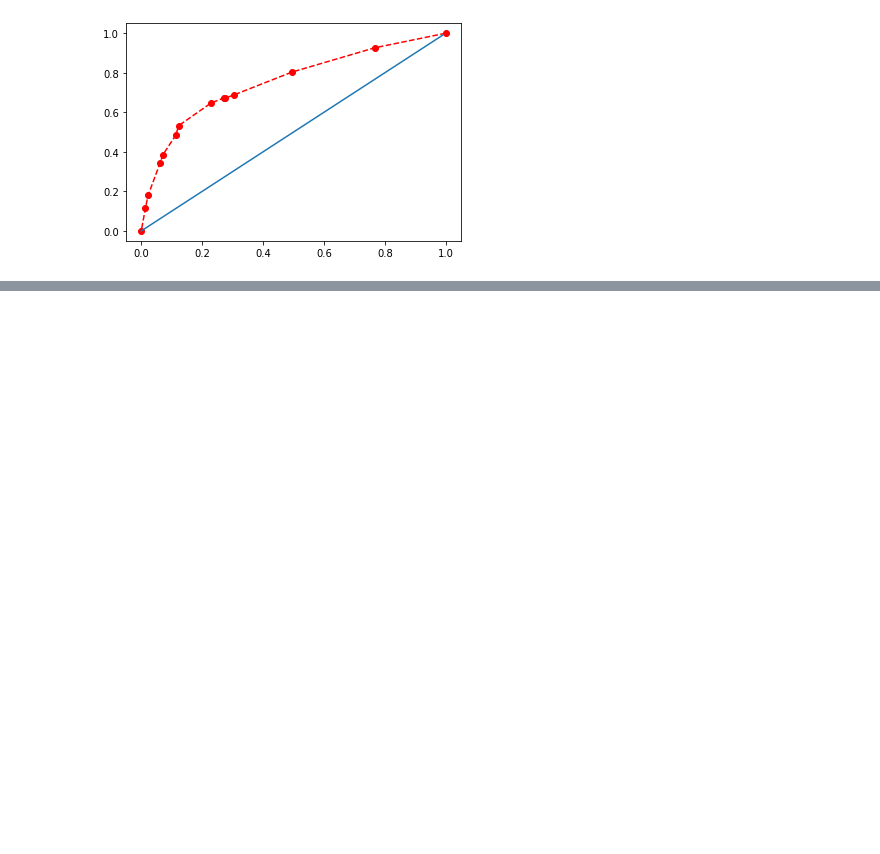
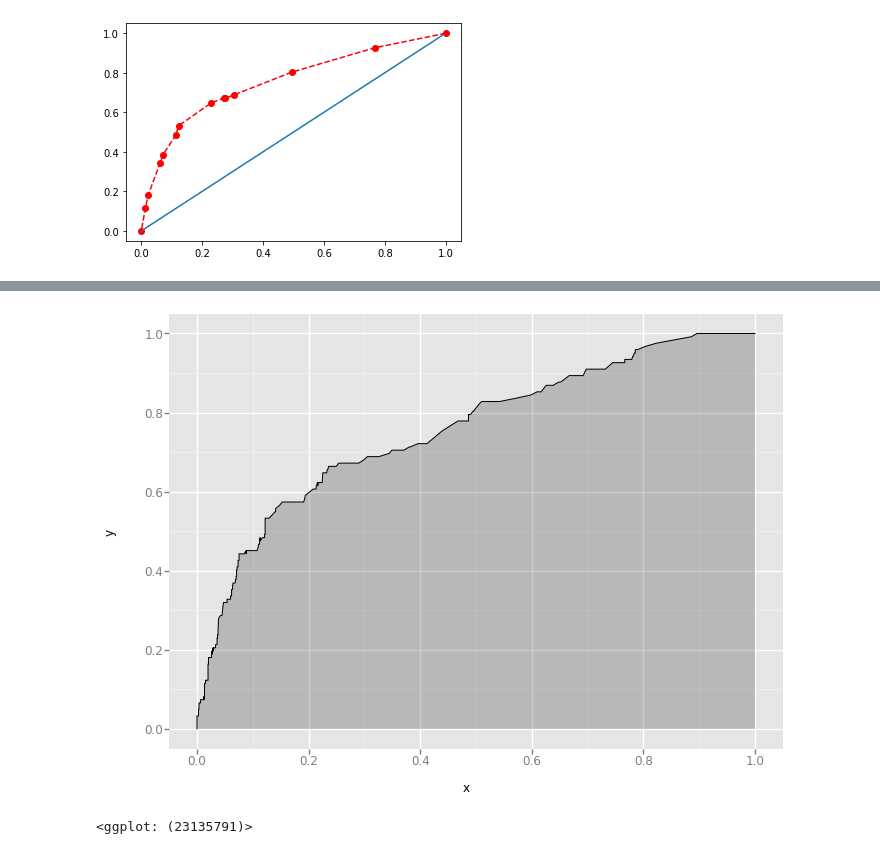
Before and after one commit to GersonVis/Tecnicas-de-IA, a Jupyter notebook: curso udemy/regresión logística/regresión logística para predicciones bancarias.ipynb, the cells around one changed output, grey strips where cells are left out. Saved outputs shown, nothing was run; the diff lists cells and outputs as text; code cells hidden in the pictures; blank space fills up the shorter version.

```diff
--- a/curso udemy/regresión logística/regresión logística para predicciones bancarias.ipynb
+++ b/curso udemy/regresión logística/regresión logística para predicciones bancarias.ipynb
@@ -704,0 +721,6 @@ NameError: name 'prob' is not defined
+# %%
+##pintamos el área
+ggplot(df, aes(x="x", y="y"))+geom_area(alpha=0.25)+geom_line(aes(y="y"))
+# %% [output]
+[figure, added]
+<ggplot: (23135791)>
```
Also changed, not shown: parts of 5 cells of this notebook, 3 other files.
